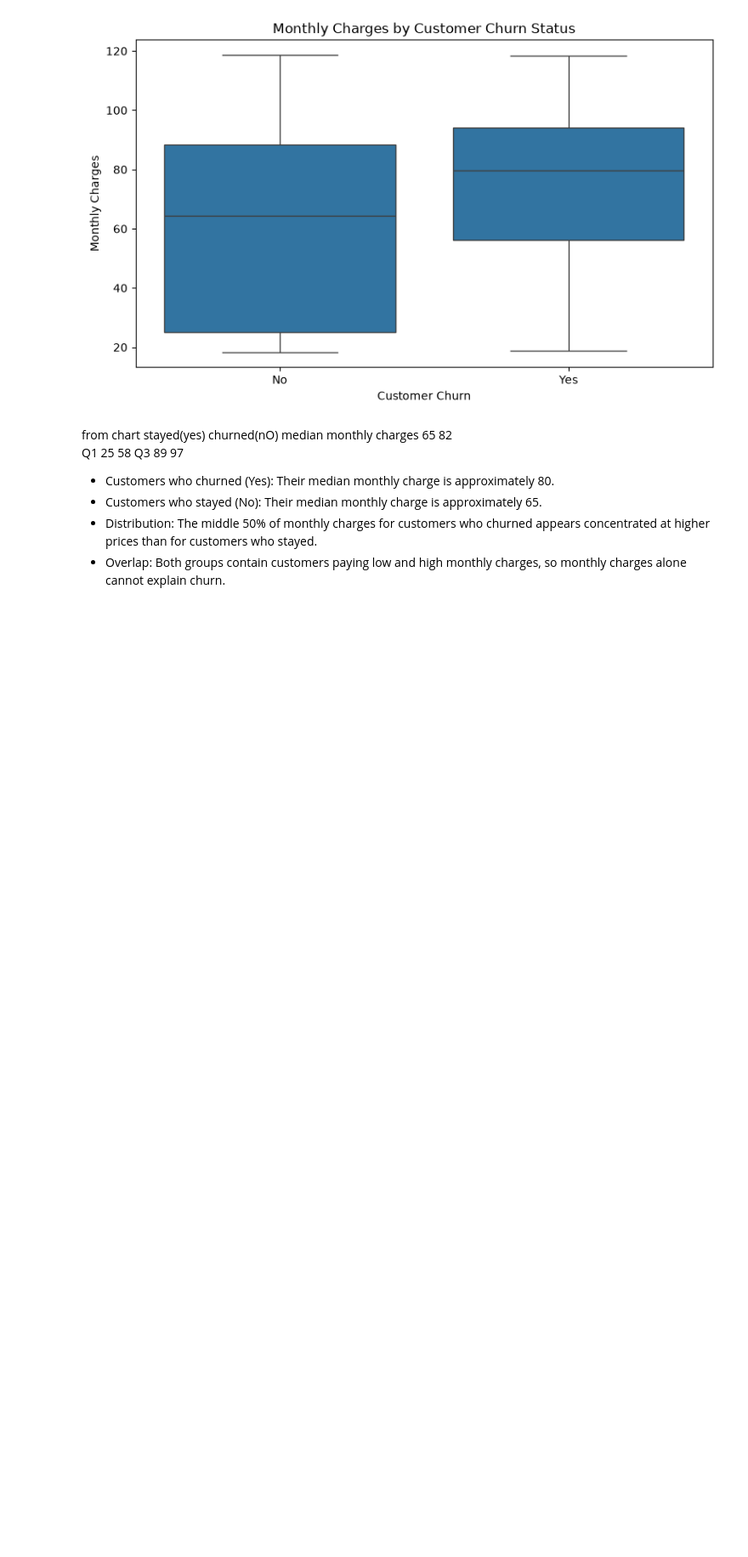
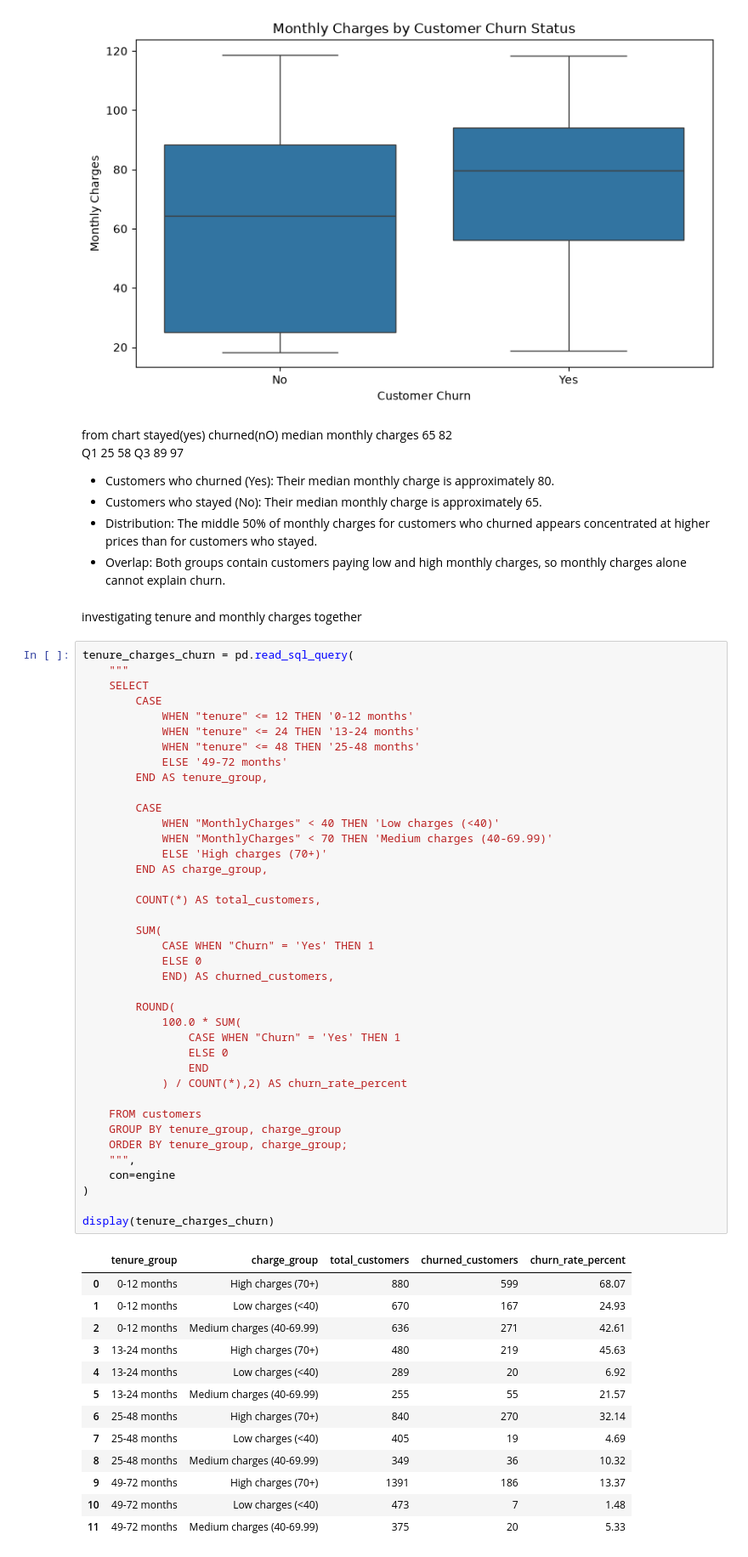
Before and after one commit to omaej78-star/Data-A, a Jupyter notebook: Churn_analysis.ipynb, the cells around one changed output. Shown at 85% size. Cells and saved outputs as stored; diff of their text form; blank space fills up the shorter version.

```diff
--- a/Churn_analysis.ipynb
+++ b/Churn_analysis.ipynb
@@ -1012,3 +1012,58 @@ Q3                              89                 97
 The middle 50% of monthly charges for customers who churned appears concentrated at higher prices than for customers who stayed.
 - Overlap:
  Both groups contain customers paying low and high monthly charges, so monthly charges alone cannot explain churn.
+# %% [markdown]
+investigating tenure and monthly charges together
+# %%
+tenure_charges_churn = pd.read_sql_query(
+    """
+    SELECT
+        CASE
+            WHEN "tenure" <= 12 THEN '0-12 months'
+            WHEN "tenure" <= 24 THEN '13-24 months'
+            WHEN "tenure" <= 48 THEN '25-48 months'
+            ELSE '49-72 months'
+        END AS tenure_group,
+
+        CASE
+            WHEN "MonthlyCharges" < 40 THEN 'Low charges (<40)'
+            WHEN "MonthlyCharges" < 70 THEN 'Medium charges (40-69.99)'
+            ELSE 'High charges (70+)'
+        END AS charge_group,
+
+        COUNT(*) AS total_customers,
+
+        SUM(
+            CASE WHEN "Churn" = 'Yes' THEN 1
+            ELSE 0
+            END) AS churned_customers,
+
+        ROUND(
+            100.0 * SUM(
+                CASE WHEN "Churn" = 'Yes' THEN 1
+                ELSE 0
+                END
+            ) / COUNT(*),2) AS churn_rate_percent
+
+    FROM customers
+    GROUP BY tenure_group, charge_group
+    ORDER BY tenure_group, charge_group;
+    """,
+    con=engine
+)
+
+display(tenure_charges_churn)
+# %% [output]
+|  | tenure_group | charge_group | total_customers | churned_customers | churn_rate_percent |
+| 0 | 0-12 months | High charges (70+) | 880 | 599 | 68.07 |
+| 1 | 0-12 months | Low charges (<40) | 670 | 167 | 24.93 |
+| 2 | 0-12 months | Medium charges (40-69.99) | 636 | 271 | 42.61 |
+| 3 | 13-24 months | High charges (70+) | 480 | 219 | 45.63 |
+| 4 | 13-24 months | Low charges (<40) | 289 | 20 | 6.92 |
+| 5 | 13-24 months | Medium charges (40-69.99) | 255 | 55 | 21.57 |
+| 6 | 25-48 months | High charges (70+) | 840 | 270 | 32.14 |
+| 7 | 25-48 months | Low charges (<40) | 405 | 19 | 4.69 |
+| 8 | 25-48 months | Medium charges (40-69.99) | 349 | 36 | 10.32 |
+| 9 | 49-72 months | High charges (70+) | 1391 | 186 | 13.37 |
+| 10 | 49-72 months | Low charges (<40) | 473 | 7 | 1.48 |
+| 11 | 49-72 months | Medium charges (40-69.99) | 375 | 20 | 5.33 |
```
Also changed, not shown: parts of 7 cells of this notebook.
